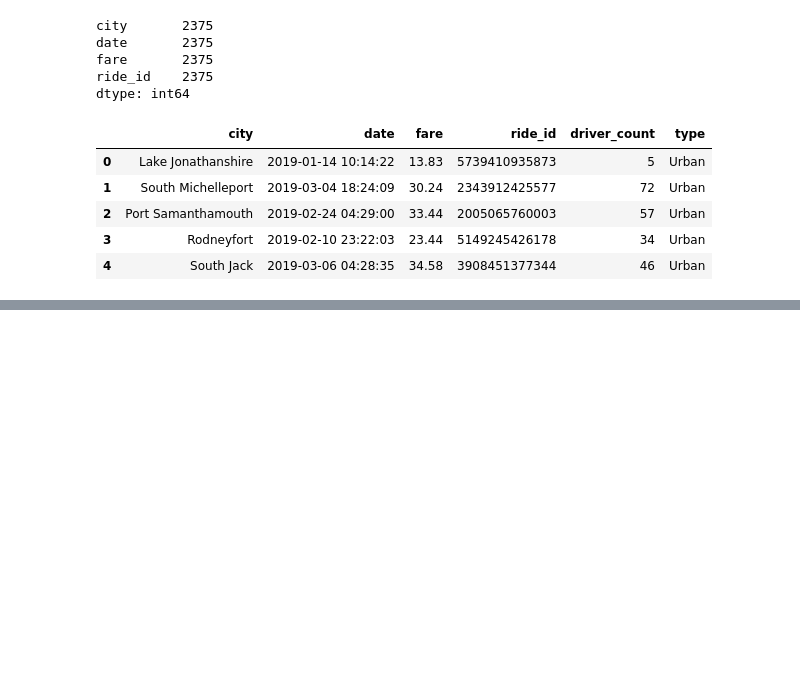
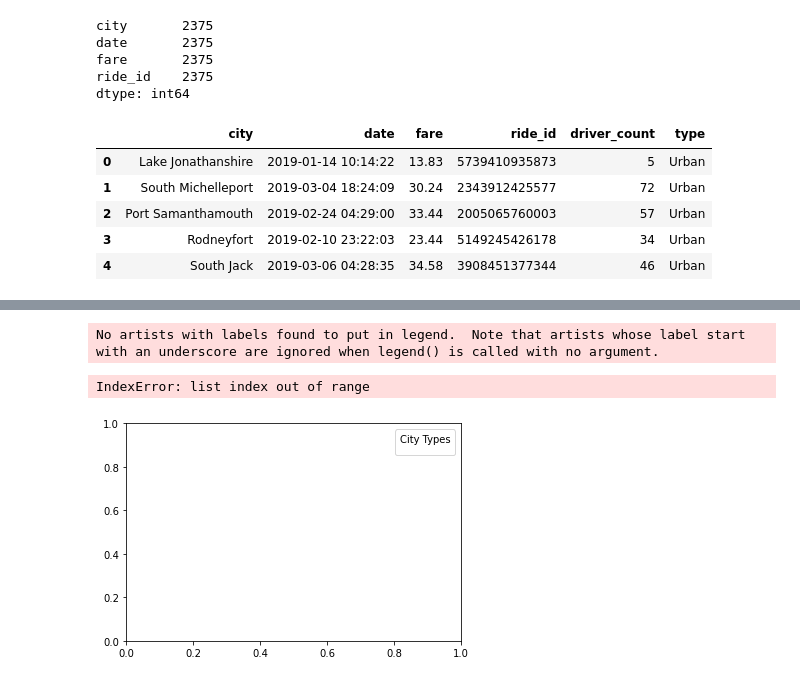
Before and after one commit to IrfanSayeed/PyBer_Analysis, a Jupyter notebook: PyBer.ipynb, the cells around one changed output, grey strips where cells are left out. Drawn from its saved outputs; the diff is of its cells as text; code cells hidden in the pictures; blank space fills up the shorter version.

```diff
--- a/PyBer.ipynb
+++ b/PyBer.ipynb
@@ -106,0 +185,12 @@ pyber_data_df.head()
+# %%
+# Create a legend
+lgnd = plt.legend(fontsize="12", mode="Expanded",
+         scatterpoints=1, loc="best", title="City Types")
+lgnd.legendHandles[0]._sizes = [75]
+lgnd.legendHandles[1]._sizes = [75]
+lgnd.legendHandles[2]._sizes = [75]
+lgnd.get_title().set_fontsize(12)
+# %% [output]
+No artists with labels found to put in legend.  Note that artists whose label start with an underscore are ignored when legend() is called with no argument.
+IndexError: list index out of range
+[figure, added]
```
Also changed, not shown: parts of 18 cells of this notebook, 2 other files.
